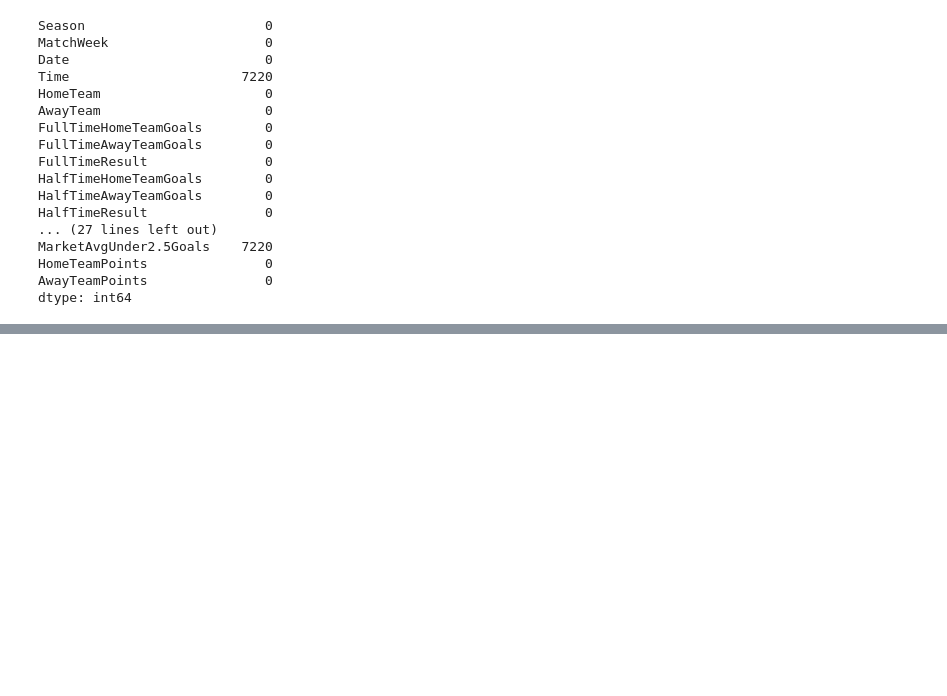
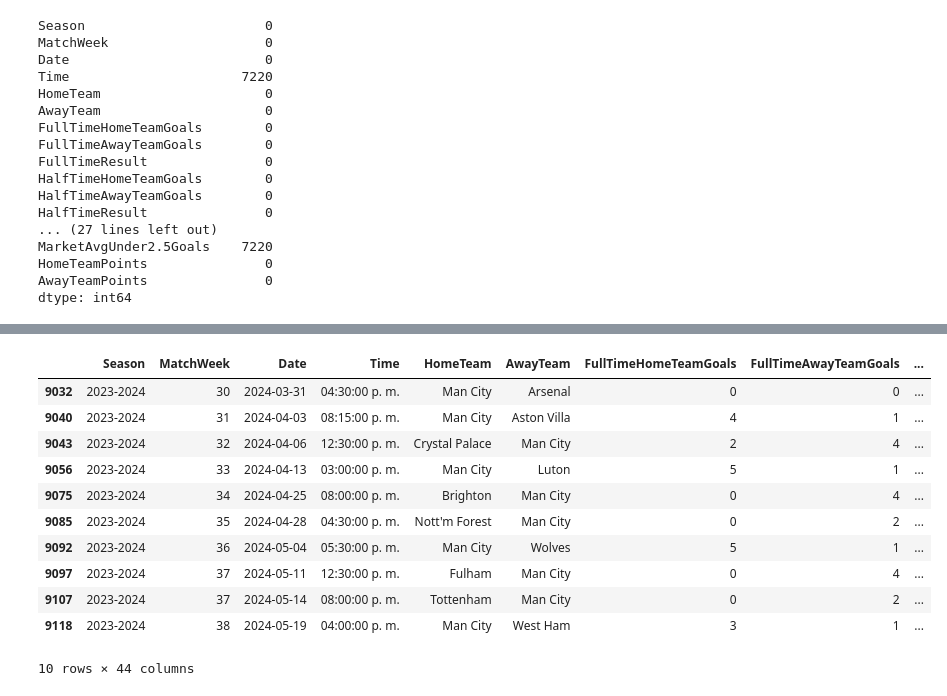
Before and after one commit to Niwanka/footballPrediction, a Jupyter notebook: PremierLeague.ipynb, the cells around one changed output, grey strips where cells are left out. Drawn from its saved outputs; the diff is of its cells as text; code cells hidden in the pictures; blank space fills up the shorter version.

```diff
--- a/PremierLeague.ipynb
+++ b/PremierLeague.ipynb
@@ -133,0 +204,19 @@ dtype: int64
+# %%
+# Filter the dataframe for matches where "Man City" is either the home team or the away team
+mancity_matches = df_cleaned[(df_cleaned['HomeTeam'] == 'Man City') | (df_cleaned['AwayTeam'] == 'Man City')]
+
+# Display the last few matches
+mancity_matches.tail(10)
+# %% [output]
+|  | Season | MatchWeek | Date | Time | HomeTeam | AwayTeam | FullTimeHomeTeamGoals | FullTimeAwayTeamGoals | ... |
+| 9032 | 2023-2024 | 30 | 2024-03-31 | 04:30:00 p. m. | Man City | Arsenal | 0 | 0 | ... |
+| 9040 | 2023-2024 | 31 | 2024-04-03 | 08:15:00 p. m. | Man City | Aston Villa | 4 | 1 | ... |
+| 9043 | 2023-2024 | 32 | 2024-04-06 | 12:30:00 p. m. | Crystal Palace | Man City | 2 | 4 | ... |
+| 9056 | 2023-2024 | 33 | 2024-04-13 | 03:00:00 p. m. | Man City | Luton | 5 | 1 | ... |
+| 9075 | 2023-2024 | 34 | 2024-04-25 | 08:00:00 p. m. | Brighton | Man City | 0 | 4 | ... |
+| 9085 | 2023-2024 | 35 | 2024-04-28 | 04:30:00 p. m. | Nott'm Forest | Man City | 0 | 2 | ... |
+| 9092 | 2023-2024 | 36 | 2024-05-04 | 05:30:00 p. m. | Man City | Wolves | 5 | 1 | ... |
+| 9097 | 2023-2024 | 37 | 2024-05-11 | 12:30:00 p. m. | Fulham | Man City | 0 | 4 | ... |
+| 9107 | 2023-2024 | 37 | 2024-05-14 | 08:00:00 p. m. | Tottenham | Man City | 0 | 2 | ... |
+| 9118 | 2023-2024 | 38 | 2024-05-19 | 04:00:00 p. m. | Man City | West Ham | 3 | 1 | ... |
+10 rows × 44 columns
```
Also changed, not shown: parts of 6 cells of this notebook.
